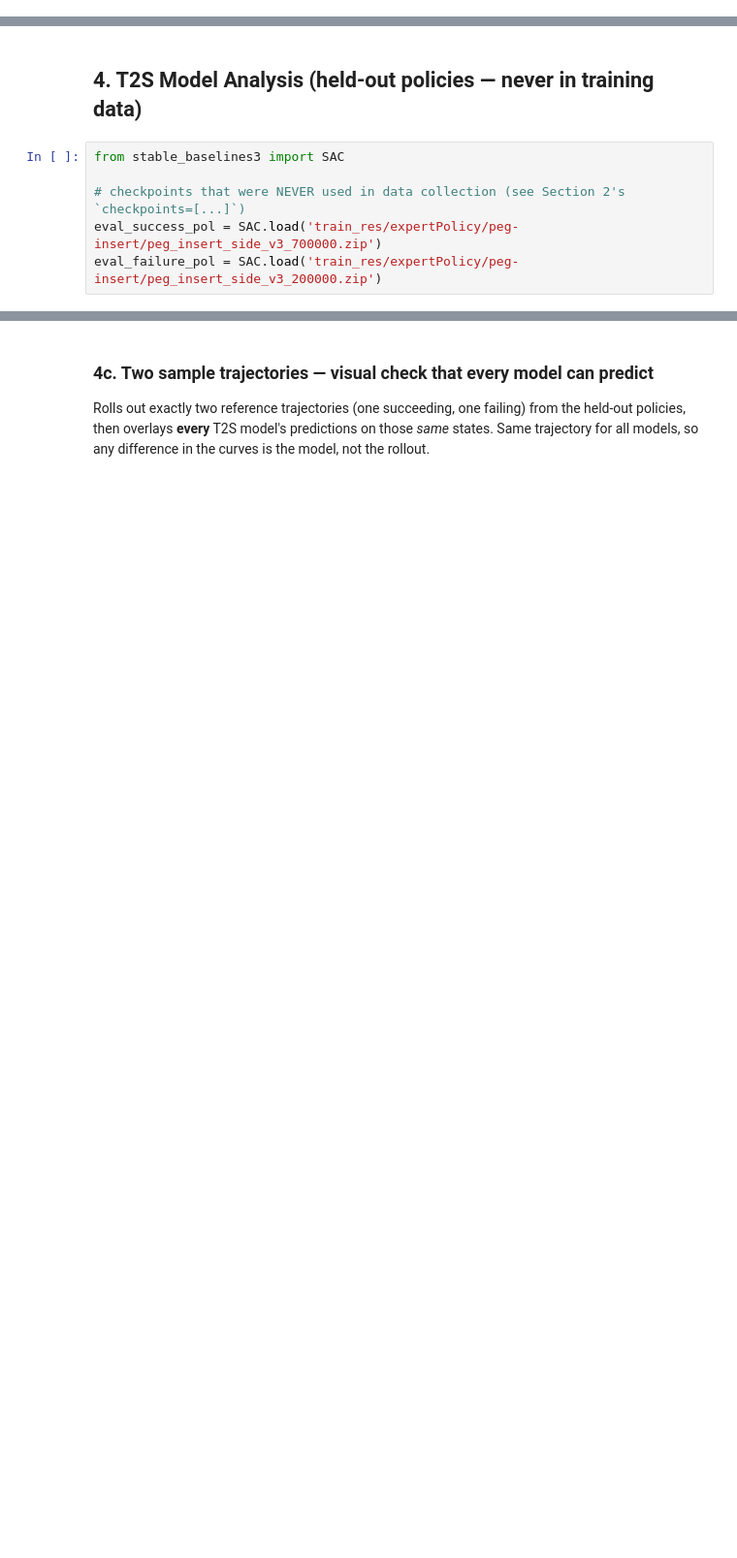
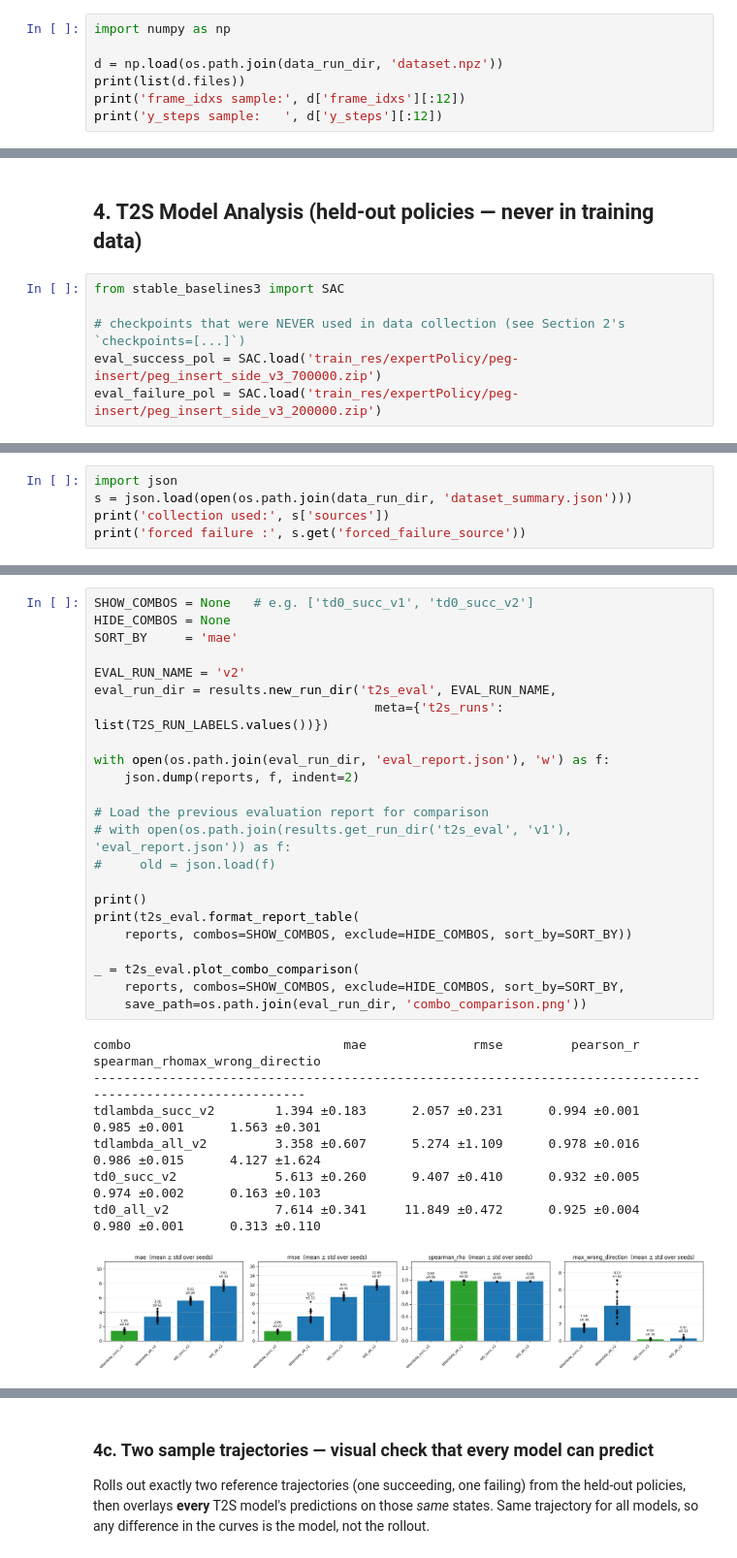
Before and after one commit to Allen-ENGI/grl-t2s, a Jupyter notebook: pipeline.ipynb, the cells around one changed output, grey strips where cells are left out. Shown at 97% size. Saved outputs shown, nothing was run; the diff lists cells and outputs as text; blank space fills up the shorter version.

Commit message:
temp save before modification, add evaluation. Still working on evaluation debug and downstream training debug

```diff
--- a/pipeline.ipynb
+++ b/pipeline.ipynb
@@ -168,3 +253,10 @@ dataset: d:\!DUKE\2026_Fall\Independent_Research\grl-t2s\train_res\data_collecti
          y_max = 300.0000
 
 >>> all checks passed
+# %%
+import numpy as np
+
+d = np.load(os.path.join(data_run_dir, 'dataset.npz'))
+print(list(d.files))
+print('frame_idxs sample:', d['frame_idxs'][:12])
+print('y_steps sample:   ', d['y_steps'][:12])
@@ -211,0 +343,5 @@ t2s_eval.plot_combo_comparison(reports, save_path=os.path.join(eval_run_dir, 'co
+# %%
+import json
+s = json.load(open(os.path.join(data_run_dir, 'dataset_summary.json')))
+print('collection used:', s['sources'])
+print('forced failure :', s.get('forced_failure_source'))
@@ -211,0 +403,31 @@ t2s_eval.plot_combo_comparison(reports, save_path=os.path.join(eval_run_dir, 'co
+# %%
+SHOW_COMBOS = None   # e.g. ['td0_succ_v1', 'td0_succ_v2']
+HIDE_COMBOS = None
+SORT_BY     = 'mae'
+
+EVAL_RUN_NAME = 'v2'
+eval_run_dir = results.new_run_dir('t2s_eval', EVAL_RUN_NAME,
+                                     meta={'t2s_runs': list(T2S_RUN_LABELS.values())})
+
+with open(os.path.join(eval_run_dir, 'eval_report.json'), 'w') as f:
+    json.dump(reports, f, indent=2)
+
+# Load the previous evaluation report for comparison
+# with open(os.path.join(results.get_run_dir('t2s_eval', 'v1'), 'eval_report.json')) as f:
+#     old = json.load(f)
+
+print()
+print(t2s_eval.format_report_table(
+    reports, combos=SHOW_COMBOS, exclude=HIDE_COMBOS, sort_by=SORT_BY))
+
+_ = t2s_eval.plot_combo_comparison(
+    reports, combos=SHOW_COMBOS, exclude=HIDE_COMBOS, sort_by=SORT_BY,
+    save_path=os.path.join(eval_run_dir, 'combo_comparison.png'))
+# %% [output]
+combo                            mae              rmse         pearson_r      spearman_rhomax_wrong_directio
+------------------------------------------------------------------------------------------------------------
+tdlambda_succ_v2        1.394 ±0.183      2.057 ±0.231      0.994 ±0.001      0.985 ±0.001      1.563 ±0.301
+tdlambda_all_v2         3.358 ±0.607      5.274 ±1.109      0.978 ±0.016      0.986 ±0.015      4.127 ±1.624
+td0_succ_v2             5.613 ±0.260      9.407 ±0.410      0.932 ±0.005      0.974 ±0.002      0.163 ±0.103
+td0_all_v2              7.614 ±0.341     11.849 ±0.472      0.925 ±0.004      0.980 ±0.001      0.313 ±0.110
+[figure, added]
```
Also changed, not shown: parts of 34 cells of this notebook, 4 other files.
